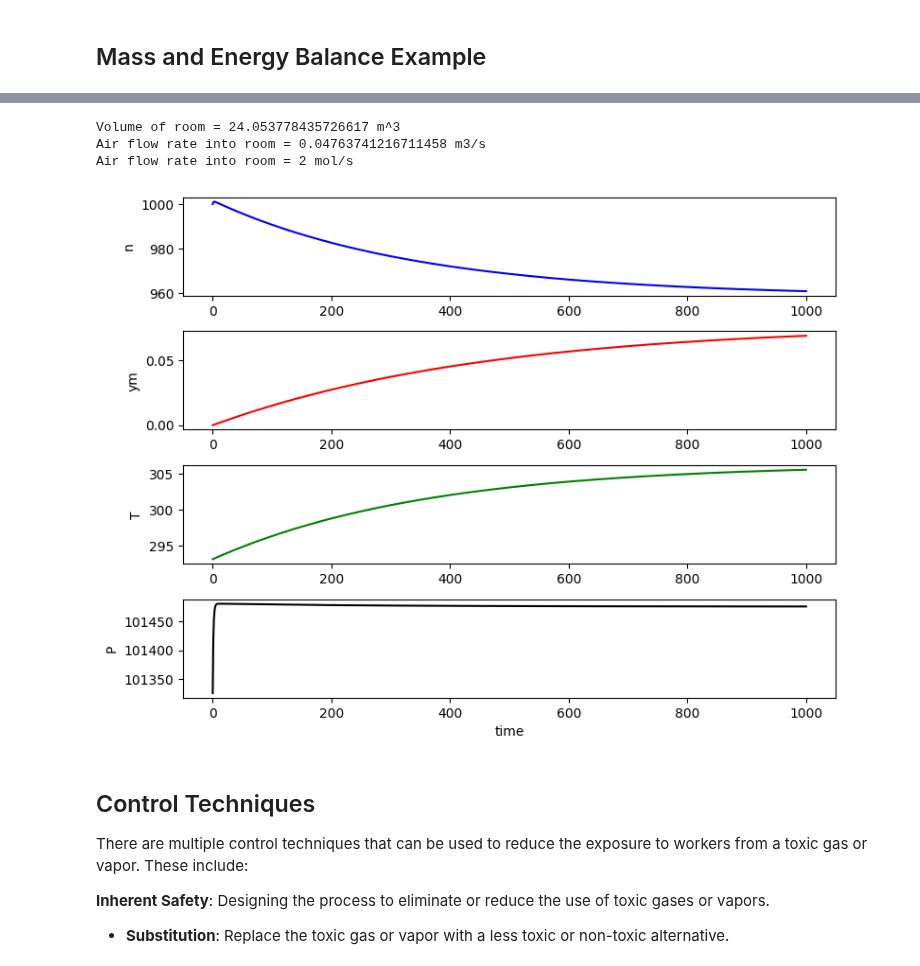
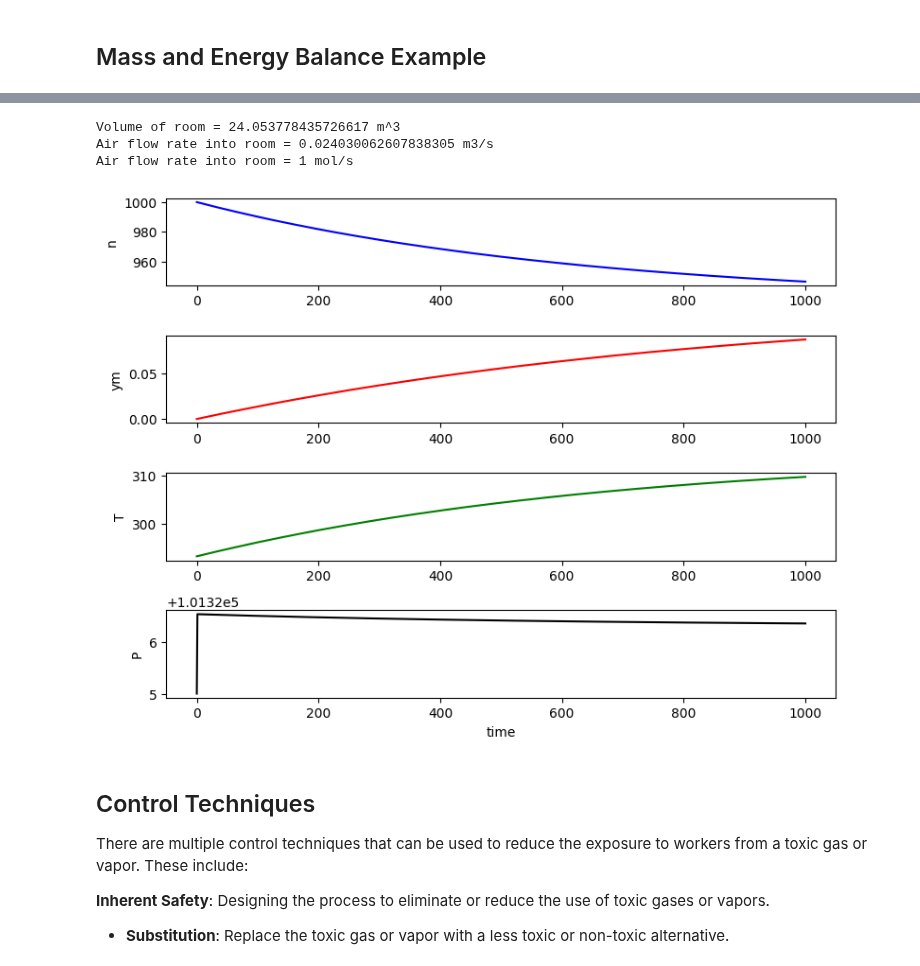
Before and after one commit to clint-bg/safetyinjc, a Jupyter notebook: _sources/physical/17-Balances.ipynb, the cells around one changed output, grey strips where cells are left out. Cells and saved outputs as stored; diff of their text form; code cells hidden in the pictures.

```diff
--- a/_sources/physical/17-Balances.ipynb
+++ b/_sources/physical/17-Balances.ipynb
@@ -98,14 +98,14 @@ from scipy.integrate import odeint
 Cv_m = 27 # J/mol-K specific heat of methane, (estimate) assumed constant but is a function of temperature
 Cv_air = 29 # J/mol-K specific heat of air, (estimated) assumed constant but is a function of temperature
 #stream flow rates
-nin_air = 2 # mol/s air flow rate
-nin_m = 1/6 # mol/s methane flow rate
+nin_air = 1 # mol/s air flow rate
+nin_m = 1/7 # mol/s methane flow rate
 #stream temperatures
-Pairin = 102325 # Pa, pressure of air stream entering the room
+Pairin = 101425 # Pa, pressure of air stream entering the room
 Tairin = 20 + 273.15 # K, temperature of air entering the room
 Tmin = 200 + 273.15 # K, temperature of methane entering the room
 #room parameters
-orifice_diameter = 0.5 # m (outlet diameter)
+orifice_diameter = 0.2 # m (outlet diameter)
 Cd = 0.6 # discharge coefficient
 Pext = 101325 # Pa, external pressure
 P_initial = Pext # Pa, constant pressure
@@ -123,9 +123,6 @@ print(f'Volume of room = {Vol} m^3')
 print(f'Air flow rate into room = {nin_air*Rg*Tairin/Pairin} m3/s')
 print(f'Air flow rate into room = {nin_air} mol/s')
 
-def nout(P, Pext, rho):
-    return Cd * np.pi/4 * orifice_diameter**2 * np.sqrt(2*(P-Pext)*rho) # mol/s
-
 def derivatives(p,t):
     # changing parameters
     n, nm, T  = p
@@ -136,7 +133,7 @@ def derivatives(p,t):
     rho = P*Mw/Rg/T # kg/m^3, density of the mixture
 
     # flow rate out, assume flow out is incompressible
-    nout = Cd * np.pi/4 * orifice_diameter**2 * np.sqrt(2*(P-Pext)*rho) # mol/s
+    nout = Cd * np.pi/4 * orifice_diameter**2 * np.sqrt(2*(P-Pext)*rho)/Mw # mol/s
 
     # Mass balance
     # first total mass balance
@@ -144,36 +141,36 @@ def derivatives(p,t):
     # then component balance
     dnmdt = nin_m - nout * ym
 
     # Energy balance
     dTdt = 1/(n*Cv)*(- Cv*(T-T0)*dndt + nin_air*(Cv_air+Rg)*(Tairin-T0) + nin_m*(Cv_m+Rg)*(Tmin-T0) - nout*(Cv+Rg)*(T-T0))
 
     return [dndt, dnmdt, dTdt]
 
 # time points
 t = np.linspace(0,1000,1000) # seconds
 
 # solve ODE
 n0 = [n_initial, nm_initial, T_initial]
 sol = odeint(derivatives, n0, t)
 
 # plot results in a grid of subplots
 fig, ax = plt.subplots(4, 1, figsize=(8, 6))
 ax[0].plot(t, sol[:, 0], 'b', label='n')
 ax[0].set_ylabel('n')
 ax[1].plot(t, sol[:, 1]/sol[:,0], 'r', label='ym')
 ax[1].set_ylabel('ym')
 ax[2].plot(t, sol[:, 2], 'g', label='T')
 ax[2].set_ylabel('T')
 ax[3].plot(t, sol[:, 0]*Rg*sol[:,2]/Vol, 'k', label='P')
 ax[3].set_ylabel('P')
 ax[3].set_xlabel('time')
 fig.tight_layout(pad = 1.0)
 plt.show()
 # %% [output]
 Volume of room = 24.053778435726617 m^3
-Air flow rate into room = 0.04763741216711458 m3/s
-Air flow rate into room = 2 mol/s
+Air flow rate into room = 0.024030062607838305 m3/s
+Air flow rate into room = 1 mol/s
-[figure, old version]
+[figure, new version]
 # %% [markdown]
 ## Control Techniques
 There are multiple control techniques that can be used to reduce the exposure to workers from a toxic gas or vapor. These include:
```
Also changed, not shown: 3 other files.
